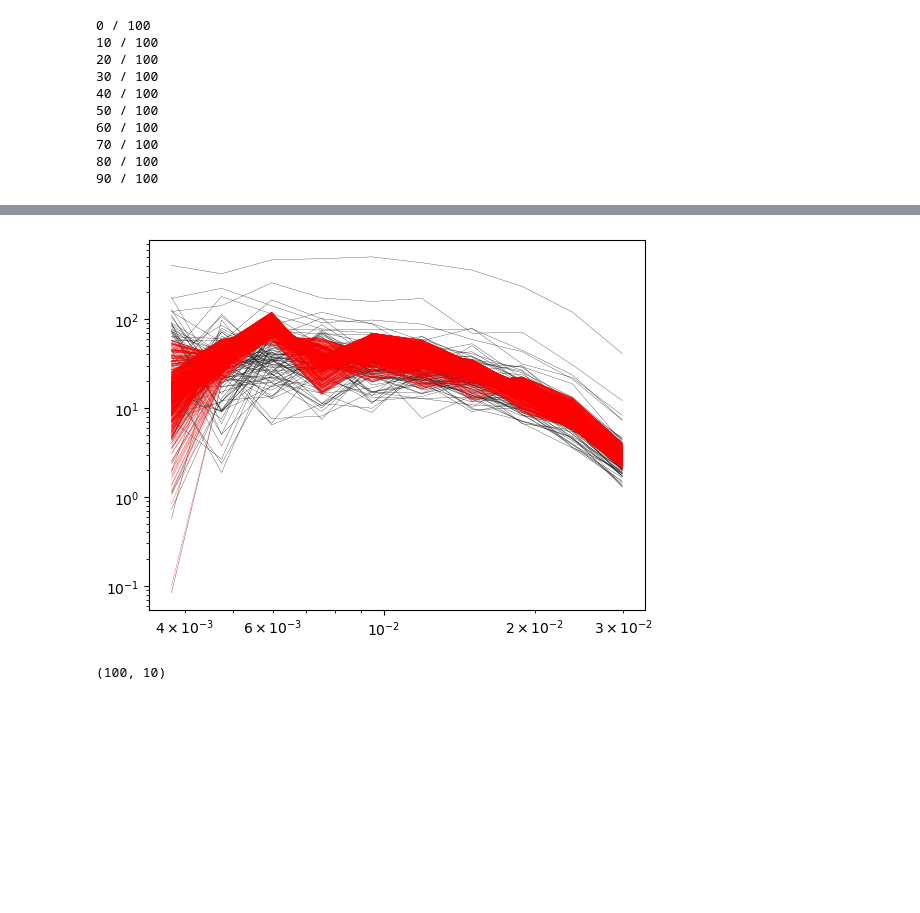
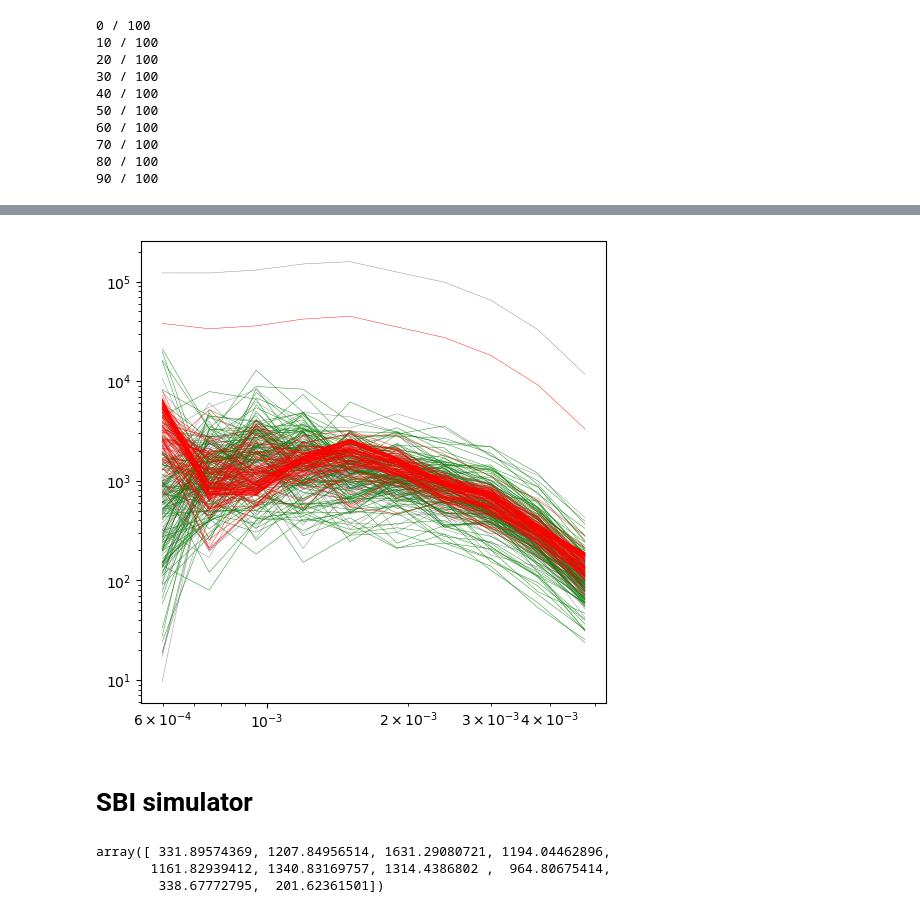
Before and after one commit to remi-adam/pitszi, a Jupyter notebook: notebook/pitszi_dev_sbi_implementation.ipynb, the cells around one changed output, grey strips where cells are left out. Cells and saved outputs as stored; diff of their text form; code cells hidden in the pictures; blank space fills up the shorter version.

```diff
--- a/notebook/pitszi_dev_sbi_implementation.ipynb
+++ b/notebook/pitszi_dev_sbi_implementation.ipynb
@@ -220,6 +220,7 @@ plt.ylabel('Dec. (deg)')
 # CIB data augmentation devs
 # %%
 def simu_cib(header, beam_FWHM, TF, Nsim=1000, Scut_high=100, Scut_low=0.0):
+    y2mjy = -12e3
     sigma2fwhm = 2*np.sqrt(2*np.log(2))
 
     RA0, Dec0 = header['CRVAL1'], header['CRVAL2']
@@ -249,7 +250,7 @@ def simu_cib(header, beam_FWHM, TF, Nsim=1000, Scut_high=100, Scut_low=0.0):
         img_conv = pitszi.utils_pk.apply_transfer_function(src_imc, header['CDELT2']*3600, beam_FWHM.to_value('arcsec'), TF)
         src[imc,:,:] = img_conv
 
-    return src
+    return src/y2mjy
 # %%
 cib_mc = simu_cib(data.header, beam_FWHM, TF, Nsim=100, Scut_high=100, Scut_low=0.001)
 # %% [output]
@@ -313,12 +312,13 @@ cl_Finfer.pk_setup(Nmc=100)
 # %%
-kedges = cl_Finfer.get_kedges().to_value('arcsec-1')
-reso   = cl_Finfer.model.get_map_reso().to_value('arcsec')
+kpc2arcsec = ((1*u.kpc/cl_Finfer.model.D_ang).to_value('')*u.rad).to_value('arcsec')
+
+kedges = cl_Finfer.get_kedges().to_value('arcsec-1')*kpc2arcsec**1
+reso   = cl_Finfer.model.get_map_reso().to_value('arcsec')*kpc2arcsec**-1
 model_ymap = cl_Finfer.model.get_sz_map(no_fluctuations=True, irfs_convolution_beam=cl_Finfer.data1.psf_fwhm)
-
 
 cib_pk2d = np.zeros((len(cib_mc), len(kedges)-1))
 for icib in range(len(cib_mc)):
-    dy_image = cib_mc[icib]/(-12e3)/ model_ymap * cl_Finfer.method_w8
+    dy_image = cib_mc[icib]/ model_ymap * cl_Finfer.method_w8
     dy_image[model_ymap <=0] = 0
     k2d, cib_pk2d_i = pitszi.utils_pk.extract_pk2d(dy_image, reso, kedges=kedges)
     cib_pk2d[icib,:] = cib_pk2d_i
@@ -448,15 +325,15 @@ def pk_data_augmentation(k, pks,
 # %%
-dlnc = pk_data_augmentation(k2d, cib_pk2d, Nsim=1000, method='LogNormCov', n_nearest=10)
-dnni = pk_data_augmentation(k2d, cib_pk2d, Nsim=1000, method='NearNeighborsItpl', n_nearest=99)
-dnni2 = interpol_nearest_neighbors(cib_pk2d, 1000, k=10)
+dlnc = pitszi.utils_pk.pk_data_augmentation(k2d, cib_pk2d, Nsim=1000, method='LogNormCov')
+dnni = pitszi.utils_pk.pk_data_augmentation(k2d, cib_pk2d, Nsim=1000, method='NearNeighborsItpl', n_nearest=99)
-# %%
-for i in range(cib_pk2d.shape[0]):
-    plt.loglog(k2d, cib_pk2d[i], color='k', lw=0.2)
-for i in range(1000):
-    plt.loglog(k2d, dnni2[i], color='r', lw=0.2)
-# %% [output]
-[figure, removed]
-# %%
-cib_pk2d.shape
-# %% [output]
-(100, 10)
+# %%
+plt.figure(figsize=(6,6))
+plt.errorbar(cl_Finfer._kctr_kpc, cl_Finfer._pk2d_bkg, cl_Finfer._pk2d_bkg_rms, color='k')
+for i in range(100): plt.loglog(k2d, cib_pk2d[i], color='grey', lw=0.3)
+for i in range(100): plt.loglog(k2d, dlnc[i], color='green', lw=0.3)
+for i in range(100): plt.loglog(k2d, dnni[i], color='r', lw=0.3)
+plt.xscale('log')
+plt.yscale('log')
+# %% [output]
+[figure, added]
+# %% [markdown]
+# SBI simulator
@@ -462,0 +368,6 @@ cib_pk2d.shape
+# %%
+pitszi.utils_pk.pk_data_augmentation(k2d, cib_pk2d, Nsim=1, method='LogNormCov')[0]
+# %% [output]
+array([ 331.89574369, 1207.84956514, 1631.29080721, 1194.04462896,
+       1161.82939412, 1340.83169757, 1314.4386802 ,  964.80675414,
+        338.67772795,  201.62361501])
```
Also changed, not shown: parts of 7 cells of this notebook, 2 other files.
